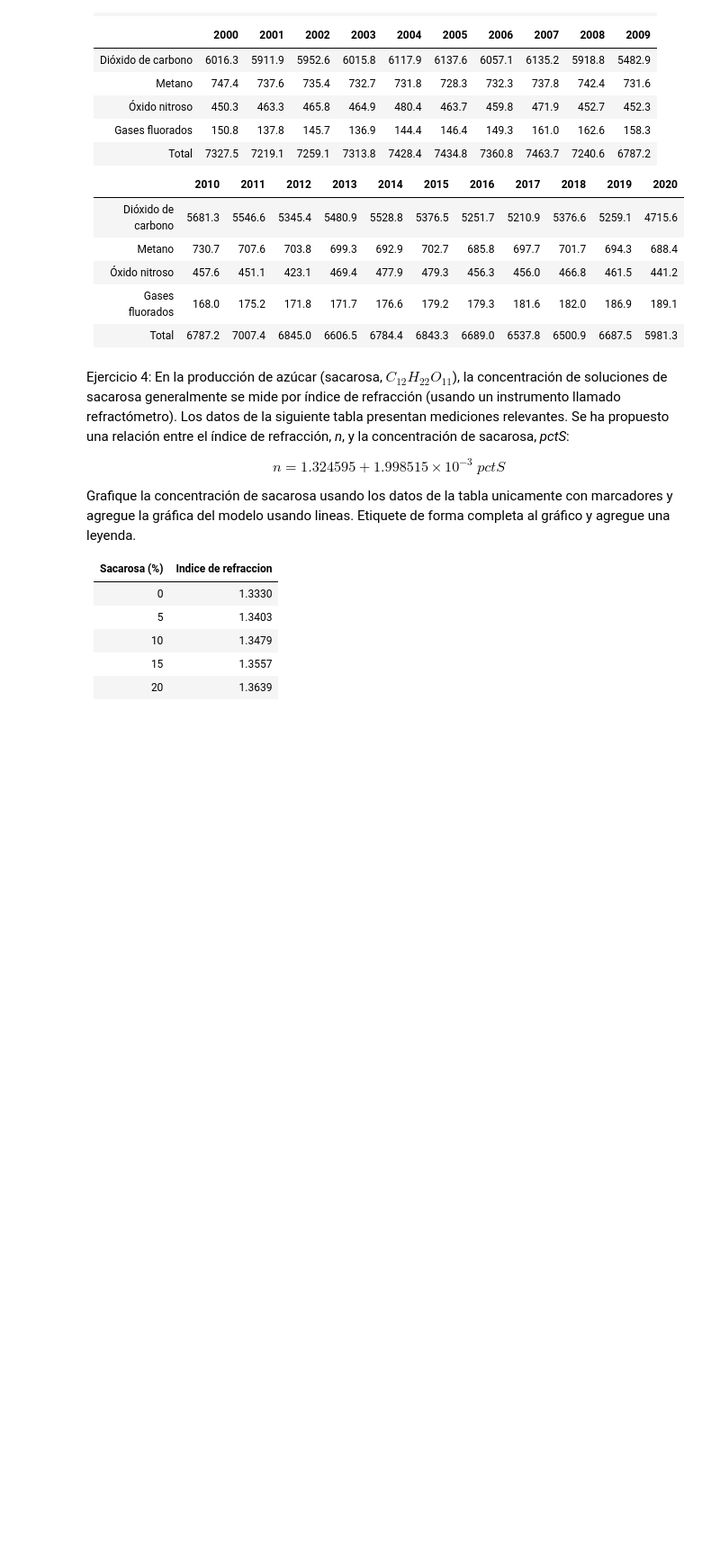
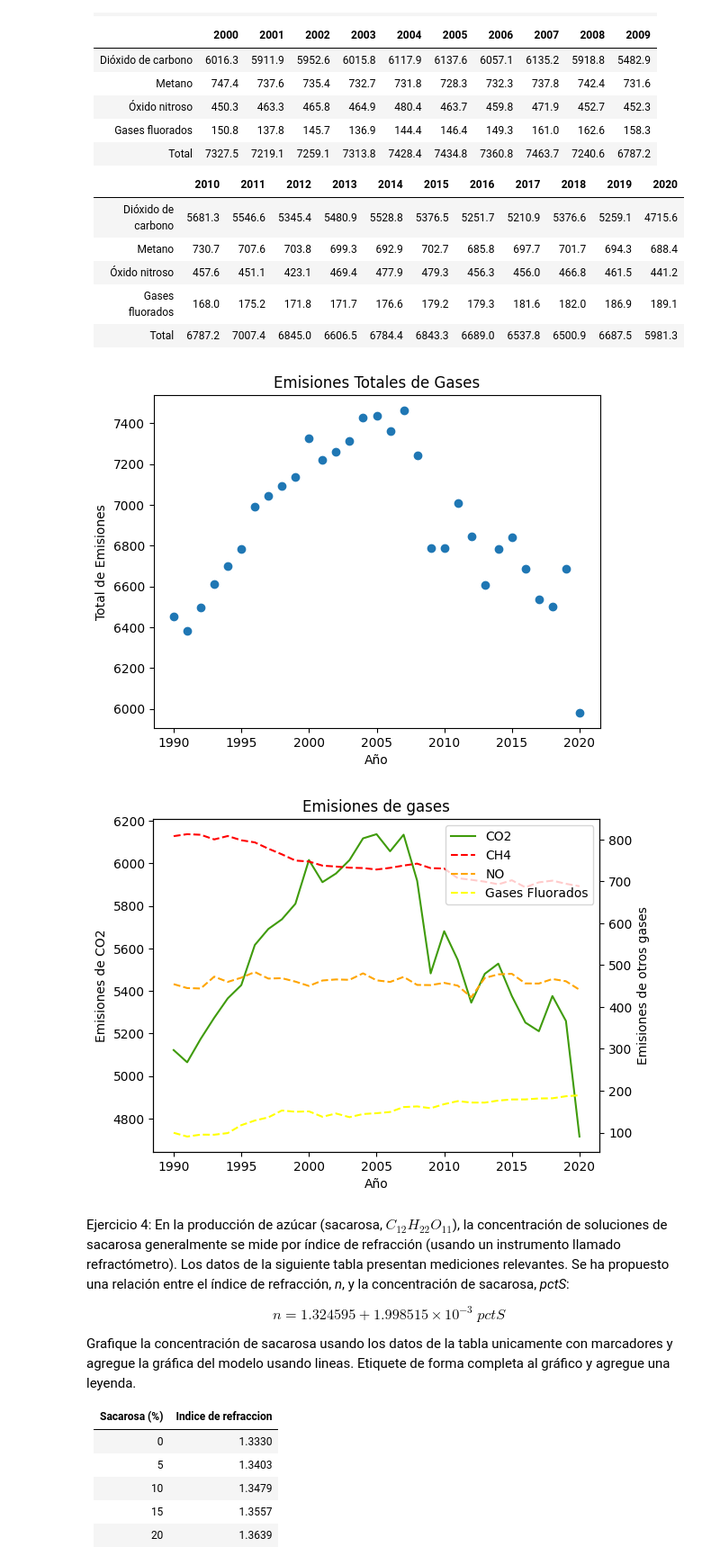
Before and after one commit to Jugarov/intro_ia, a Jupyter notebook: clase1/ejercicios/3 - Ejercicios Matplotlib.ipynb, the cells around one changed output. Shown at 90% size. Cells and saved outputs as stored; diff of their text form; code cells hidden in the pictures; blank space fills up the shorter version.

```diff
--- a/clase1/ejercicios/3 - Ejercicios Matplotlib.ipynb
+++ b/clase1/ejercicios/3 - Ejercicios Matplotlib.ipynb
@@ -54,10 +54,38 @@ Ejercicio 3: La siguiente tabla presenta emisión de gas de invernadero por EEUU
 # %%
 years = np.array([1990, 1991, 1992, 1993, 1994, 1995, 1996, 1997, 1998, 1999, 2000, 2001, 2002, 2003, 2004, 2005, 2006, 2007, 2008, 2009, 2010, 2011, 2012, 2013, 2014, 2015, 2016, 2017, 2018, 2019, 2020])
 CO2 = np.array([5122.4, 5064.9, 5175.2, 5274.3, 5365.5, 5427.7, 5616.4, 5691.8, 5737.1, 5810.3, 6016.3, 5911.9, 5952.6, 6015.8, 6117.9, 6137.6, 6057.1, 6135.2, 5918.8, 5482.9, 5681.3, 5546.6, 5345.4, 5480.9, 5528.8, 5376.5, 5251.7, 5210.9, 5376.6, 5259.1, 4715.6])
 CH4 = np.array([808.0, 812.7, 811.3, 800.2, 808.3, 798.2, 793.1, 778.1, 764.6, 749.7, 747.4, 737.6, 735.4, 732.7, 731.8, 728.3, 732.3, 737.8, 742.4, 731.6, 730.7, 707.6, 703.8, 699.3, 692.9, 702.7, 685.8, 697.7, 701.7, 694.3, 688.4])
 NO = np.array([454.6, 445.2, 444.2, 472.5, 459.9, 470.0, 483.5, 467.9, 468.8, 460.6, 450.3, 463.3, 465.8, 464.9, 480.4, 463.7, 459.8, 471.9, 452.7, 452.3, 457.6, 451.1, 423.1, 469.4, 477.9, 479.3, 456.3, 456.0, 466.8, 461.5, 441.2])
 F = np.array([99.6, 90.6, 95.2, 95.0, 98.9, 117.8, 128.9, 136.42, 152.8, 149.8, 150.8, 137.8, 145.7, 136.9, 144.4, 146.4, 149.3, 161.0, 162.6, 158.3, 168.0, 175.2, 171.8, 171.7, 176.6, 179.2, 179.3, 181.6, 182.0, 186.9, 189.1])
 Total = np.array([6453.4, 6382.9, 6497.2, 6613.3, 6700.7, 6785.3, 6990.9, 7046.2, 7094.8, 7138.1, 7327.5, 7219.1, 7259.1, 7313.8, 7428.4, 7434.8, 7360.8, 7463.7, 7240.6, 6787.2, 6787.2, 7007.4, 6845.0, 6606.5, 6784.4, 6843.3, 6689.0, 6537.8, 6500.9, 6687.5, 5981.3])
+
+plt.scatter(years, Total)
+plt.title('Emisiones Totales de Gases')
+plt.xlabel('Año')
+plt.ylabel('Total de Emisiones')
+plt.show()
+
+CO2_curve = plt.plot(years, CO2, c='#3f9b0b', label='CO2')
+plt.title('Emisiones de gases')
+plt.xlabel('Año')
+plt.ylabel('Emisiones de CO2')
+
+plt.twinx()
+CH4_curve = plt.plot(years, CH4, c = 'r', ls = '--', label = 'CH4')
+NO_curve = plt.plot(years, NO, c = 'orange', ls = '--', label = 'NO')
+F_curve = plt.plot(years, F, c = 'yellow', ls = '--', label = 'Gases Fluorados')
+plt.ylabel('Emisiones de otros gases')
+
+curves = CO2_curve + CH4_curve + NO_curve + F_curve
+labels = []
+for curve in curves:
+  labels.append(curve.get_label())
+plt.legend(curves, labels)
+
+plt.show()
+# %% [output]
+[figure, added]
+[figure, added]
 # %% [markdown]
 Ejercicio 4: En la producción de azúcar (sacarosa, $C_{12}H_{22}O_{11}$), la concentración de soluciones de sacarosa generalmente se mide por índice de refracción (usando un instrumento llamado refractómetro). Los datos de la siguiente tabla presentan mediciones relevantes. Se ha propuesto una relación entre el índice de refracción, *n*, y la concentración de sacarosa, *pctS*:
 
```
Also changed, not shown: parts of 2 cells of this notebook.
